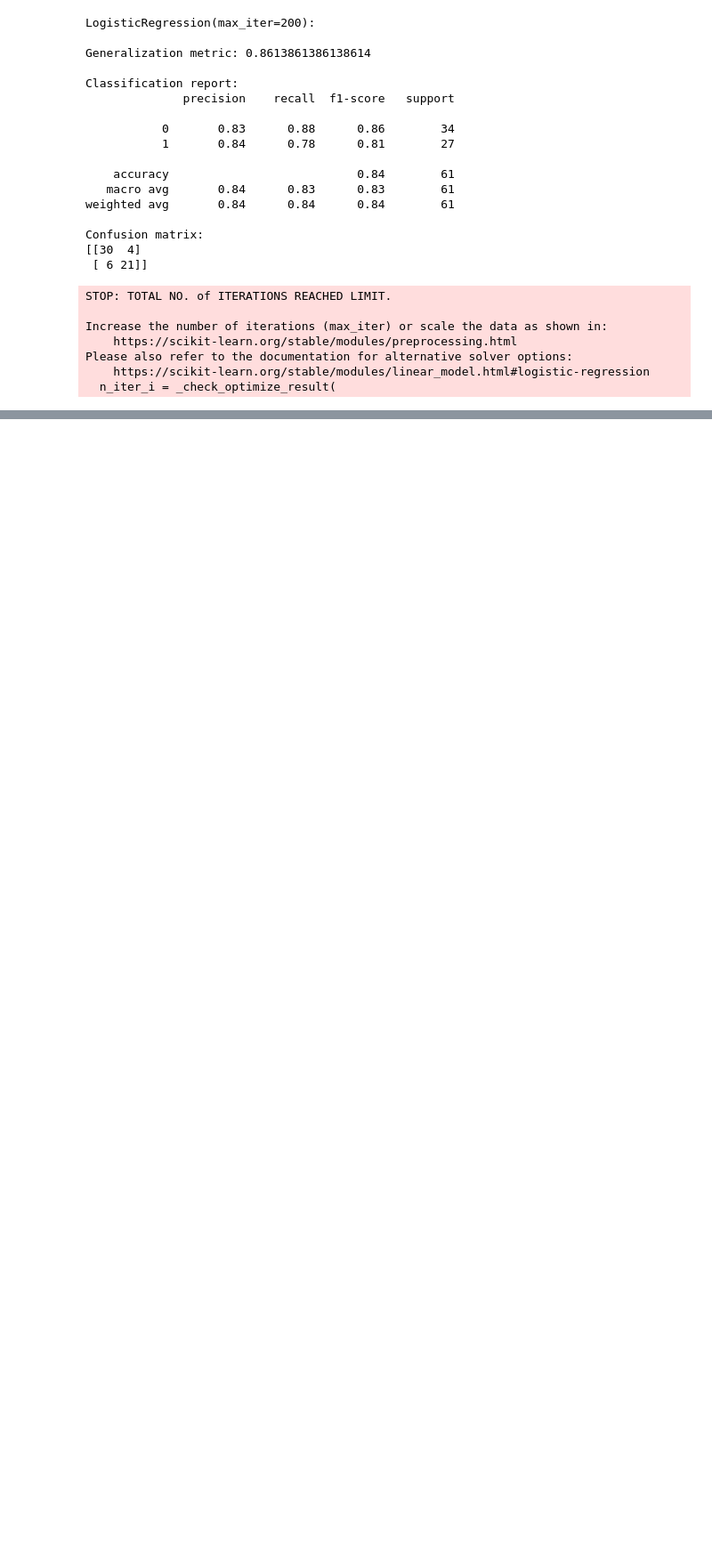
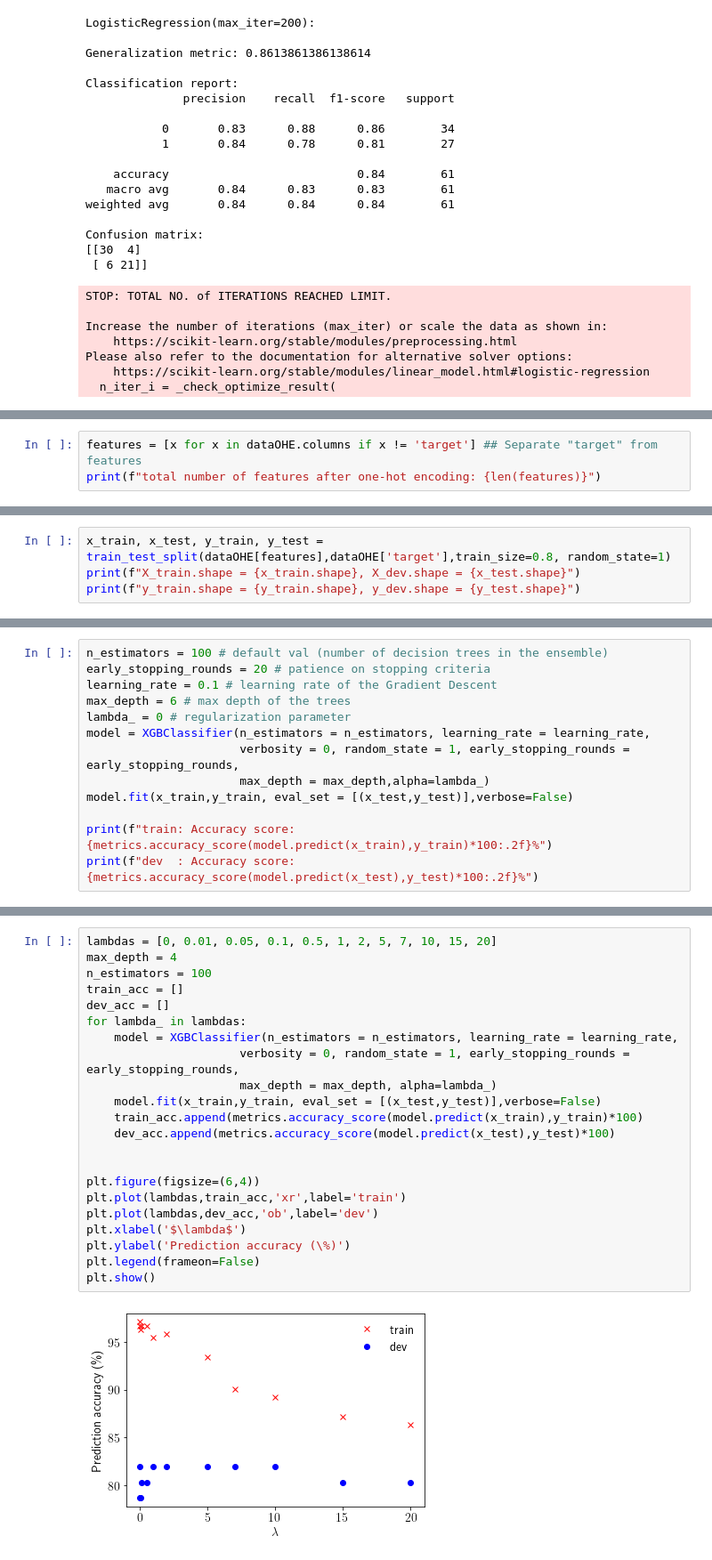
Before and after one commit to ashakerpoor/machine_learning, a Jupyter notebook: heart_disease_diagnosis.ipynb, the cells around one changed output, grey strips where cells are left out. Shown at 89% size. Cells and saved outputs as stored; diff of their text form; blank space fills up the shorter version.

Commit message:
merging the decision trees algorithm suggested by #rfjd into the original file.

```diff
--- a/heart_disease_diagnosis.ipynb
+++ b/heart_disease_diagnosis.ipynb
@@ -175,0 +254,3 @@ Please also refer to the documentation for alternative solver options:
+# %%
+features = [x for x in dataOHE.columns if x != 'target'] ## Separate "target" from features
+print(f"total number of features after one-hot encoding: {len(features)}")
@@ -175,0 +259,4 @@ Please also refer to the documentation for alternative solver options:
+# %%
+x_train, x_test, y_train, y_test = train_test_split(dataOHE[features],dataOHE['target'],train_size=0.8, random_state=1)
+print(f"X_train.shape = {x_train.shape}, X_dev.shape = {x_test.shape}")
+print(f"y_train.shape = {y_train.shape}, y_dev.shape = {y_test.shape}")
@@ -175,0 +266,13 @@ Please also refer to the documentation for alternative solver options:
+# %%
+n_estimators = 100 # default val (number of decision trees in the ensemble)
+early_stopping_rounds = 20 # patience on stopping criteria
+learning_rate = 0.1 # learning rate of the Gradient Descent
+max_depth = 6 # max depth of the trees
+lambda_ = 0 # regularization parameter
+model = XGBClassifier(n_estimators = n_estimators, learning_rate = learning_rate,
+                      verbosity = 0, random_state = 1, early_stopping_rounds = early_stopping_rounds,
+                      max_depth = max_depth,alpha=lambda_)
+model.fit(x_train,y_train, eval_set = [(x_test,y_test)],verbose=False)
+
+print(f"train: Accuracy score: {metrics.accuracy_score(model.predict(x_train),y_train)*100:.2f}%")
+print(f"dev  : Accuracy score: {metrics.accuracy_score(model.predict(x_test),y_test)*100:.2f}%")
@@ -175,0 +287,24 @@ Please also refer to the documentation for alternative solver options:
+# %%
+lambdas = [0, 0.01, 0.05, 0.1, 0.5, 1, 2, 5, 7, 10, 15, 20]
+max_depth = 4
+n_estimators = 100
+train_acc = []
+dev_acc = []
+for lambda_ in lambdas:
+    model = XGBClassifier(n_estimators = n_estimators, learning_rate = learning_rate,
+                      verbosity = 0, random_state = 1, early_stopping_rounds = early_stopping_rounds,
+                      max_depth = max_depth, alpha=lambda_)
+    model.fit(x_train,y_train, eval_set = [(x_test,y_test)],verbose=False)
+    train_acc.append(metrics.accuracy_score(model.predict(x_train),y_train)*100)
+    dev_acc.append(metrics.accuracy_score(model.predict(x_test),y_test)*100)
+
+
+plt.figure(figsize=(6,4))
+plt.plot(lambdas,train_acc,'xr',label='train')
+plt.plot(lambdas,dev_acc,'ob',label='dev')
+plt.xlabel('$\lambda$')
+plt.ylabel('Prediction accuracy (\%)')
+plt.legend(frameon=False)
+plt.show()
+# %% [output]
+[figure, added]
```
Also changed, not shown: parts of 19 cells of this notebook, 2 other files.
